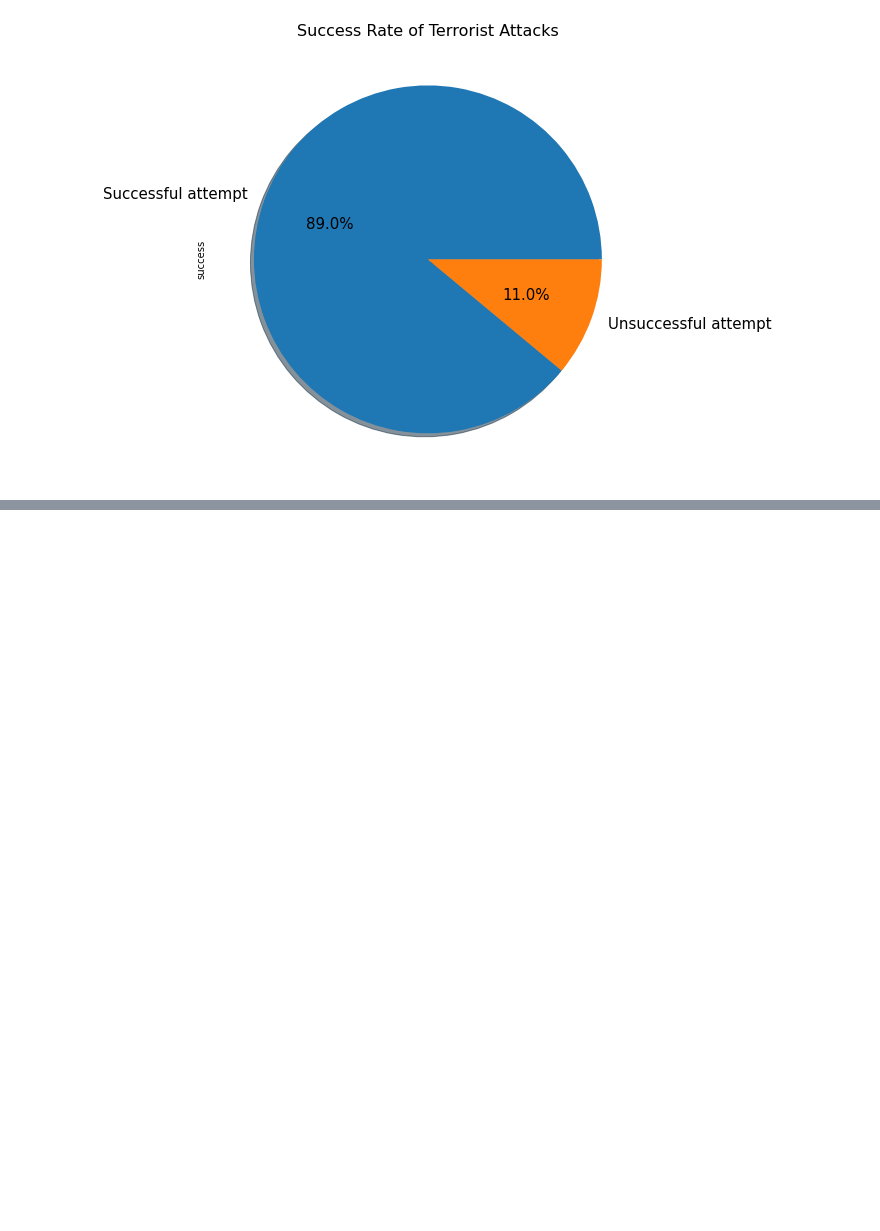
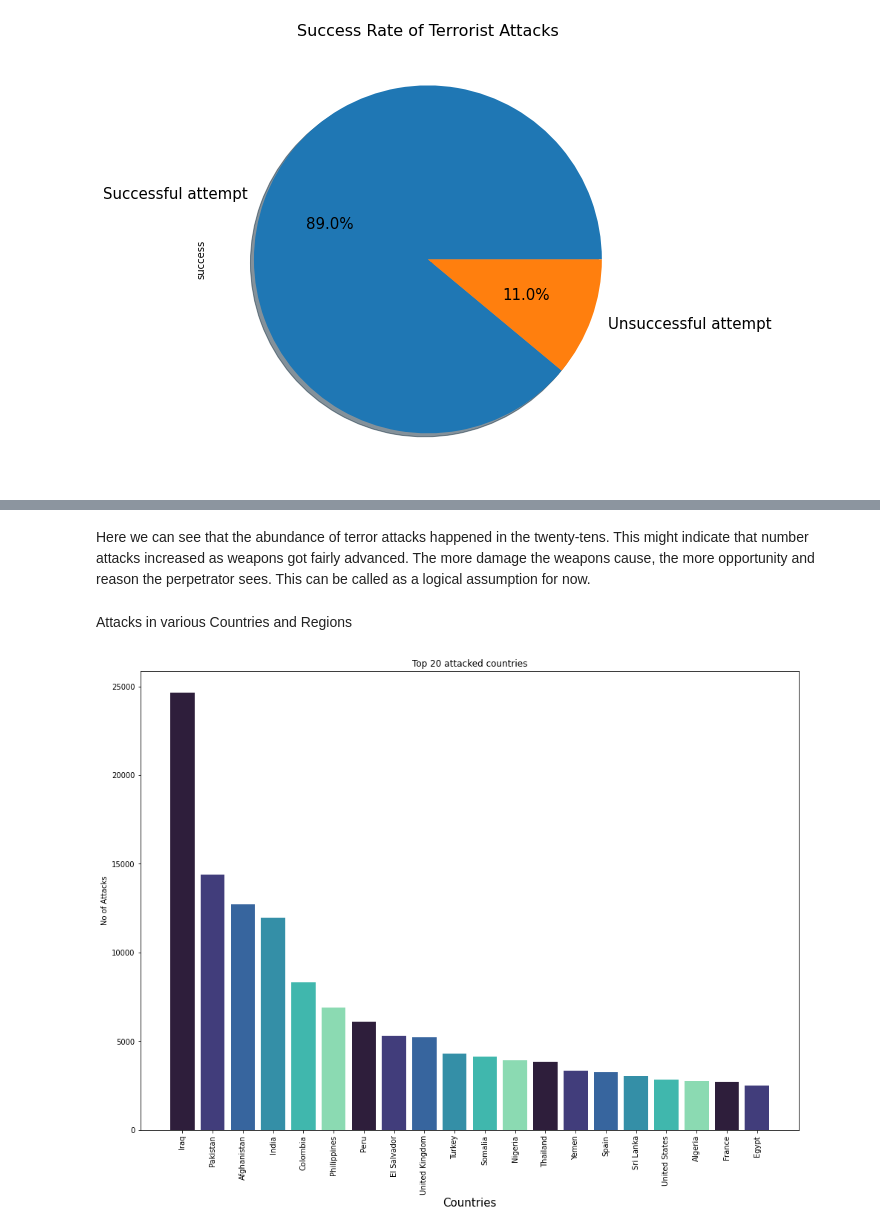
Before and after one commit to pmgumble/Bootstrap-5-Tutorial-Portfolio, a Jupyter notebook: Global_Terrorism_Analysis_Capstone_Project.ipynb, the cells around one changed output, grey strips where cells are left out. Drawn from its saved outputs; the diff is of its cells as text; code cells hidden in the pictures; blank space fills up the shorter version.

```diff
--- a/Global_Terrorism_Analysis_Capstone_Project.ipynb
+++ b/Global_Terrorism_Analysis_Capstone_Project.ipynb
@@ -293,0 +301,14 @@ plt.show()
+# %% [markdown]
+Here we can see that the abundance of terror attacks happened in the twenty-tens. This might indicate that number attacks increased as weapons got fairly advanced. The more damage the weapons cause, the more opportunity and reason the perpetrator sees. This can be called as a logical assumption for now.
+# %% [markdown]
+Attacks in various Countries and Regions
+# %%
+fig = plt.figure(figsize = (35,25))
+ax1 = fig.add_subplot(221)
+ax1.bar(x = Terror['Country'].value_counts().index[:20], height = Terror['Country'].value_counts()[:20], color = sns.color_palette('mako'))
+plt.xticks(rotation = 90)
+plt.xlabel("Countries", fontsize = 15)
+plt.ylabel("No of Attacks")
+ax1.title.set_text('Top 20 attacked countries')
+# %% [output]
+[figure, added]
```
Also changed, not shown: parts of 21 cells of this notebook.
